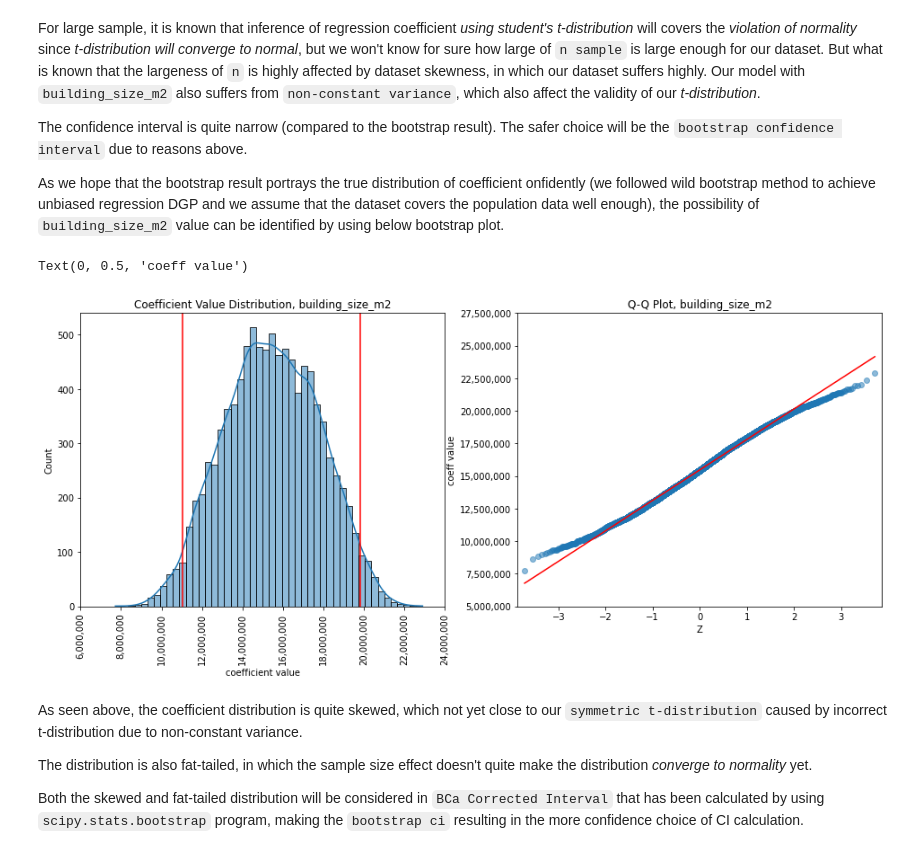
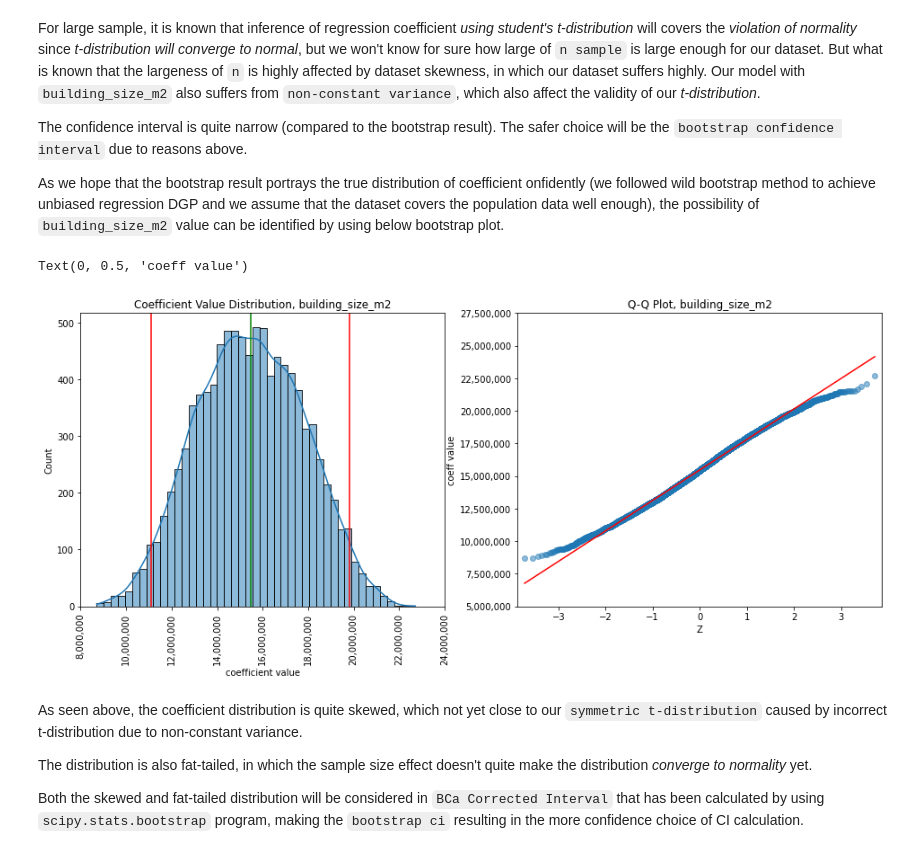
Before and after one commit to nbarizki/jabodetabekhousepricing, a Jupyter notebook: 3 - Linear Modeling of House Price.ipynb, the cells around one changed output. Drawn from its saved outputs; the diff is of its cells as text; code cells hidden in the pictures.

```diff
--- a/3 - Linear Modeling of House Price.ipynb
+++ b/3 - Linear Modeling of House Price.ipynb
@@ -600,6 +600,7 @@ h = np.diag(X @ np.linalg.inv((X.T) @ X) @ (X.T)) #  = h_t in Flachair (2003)
 residual = y - y_predict # = OLS restricted residuals in Flachair (2003)
 a = 1/ (1 - h) # using HC3 as proposed by Flachair (2003)
 resid = a * residual
+adj_resid = resid - np.mean(resid)
 # bootstrap
 arr = np.empty(len(y))
 sample = (arr, )
@@ -607,13 +608,14 @@ confidence_level = 0.95
 lower_tail = (1 - confidence_level) / 2
 upper_tail = 1 - lower_tail
 bootstrap_res = bootstrap(
-    sample, lambda arr: coefficient(X, y_predict, resid), vectorized=False,
+    sample, lambda arr: coefficient(X, y_predict, adj_resid), vectorized=False,
     confidence_level=confidence_level, method='percentile'
 )
 pd.DataFrame([
     {'model': 'Weighted OLS, w/o outliers',
     'coef': coef[0],
     f'ci_low ({lower_tail:.3f})': bootstrap_res.confidence_interval[0],
-    f'ci_high({upper_tail:.3f})': bootstrap_res.confidence_interval[1]}
+    f'ci_high({upper_tail:.3f})': bootstrap_res.confidence_interval[1],
+    'bootstrap_se': bootstrap_res.standard_error}
     ])
 # %% [output]
@@ -636,34 +638,35 @@ As we hope that the bootstrap result portrays the true distribution of coefficie
 # bootstrapping
 n_iter = 9999
 arr = np.empty((n_iter, 1))
 bootstrap_coeff_value = \
     np.apply_along_axis(lambda x: coefficient(X, y_predict, resid), 1, arr)
 # plotting bootstrap result
 conf_low = bootstrap_res.confidence_interval[0]
 conf_high = bootstrap_res.confidence_interval[1]
 fig, ax = plt.subplots(1, 2, figsize=(16, 6))
 sns.histplot(
     x=bootstrap_coeff_value, kde=True, ax=ax[0]
     )
+ax[0].axvline(coef[0], color='g')
 ax[0].axvline(conf_low, color='r')
 ax[0].axvline(conf_high, color='r')
 xticks = ax[0].get_xticks()
 ax[0].set_title('Coefficient Value Distribution, building_size_m2')
 ax[0].set_xticks(xticks)
 ax[0].set_xticklabels(['{:,.0f}'.format(x) for x in xticks], rotation=90)
 ax[0].set_xlabel('coefficient value')
 # Q-Q Plot
 pplot = ProbPlot(bootstrap_coeff_value.flatten())
 pplot.qqplot(ax=ax[1], alpha=0.5, line='s')
 yticks = ax[1].get_yticks()
 ax[1].set_yticks(yticks)
 ax[1].set_yticklabels(['{:,.0f}'.format(y) for y in yticks])
 ax[1].set_title('Q-Q Plot, building_size_m2')
 ax[1].set_xlabel('Z')
 ax[1].set_ylabel('coeff value')
 # %% [output]
 Text(0, 0.5, 'coeff value')
-[figure, old version]
+[figure, new version]
 # %% [markdown]
 As seen above, the coefficient distribution is quite skewed, which not yet close to our `symmetric t-distribution` caused by incorrect t-distribution due to non-constant variance.
 
```
Also changed, not shown: parts of 26 cells of this notebook, 2 other files.
